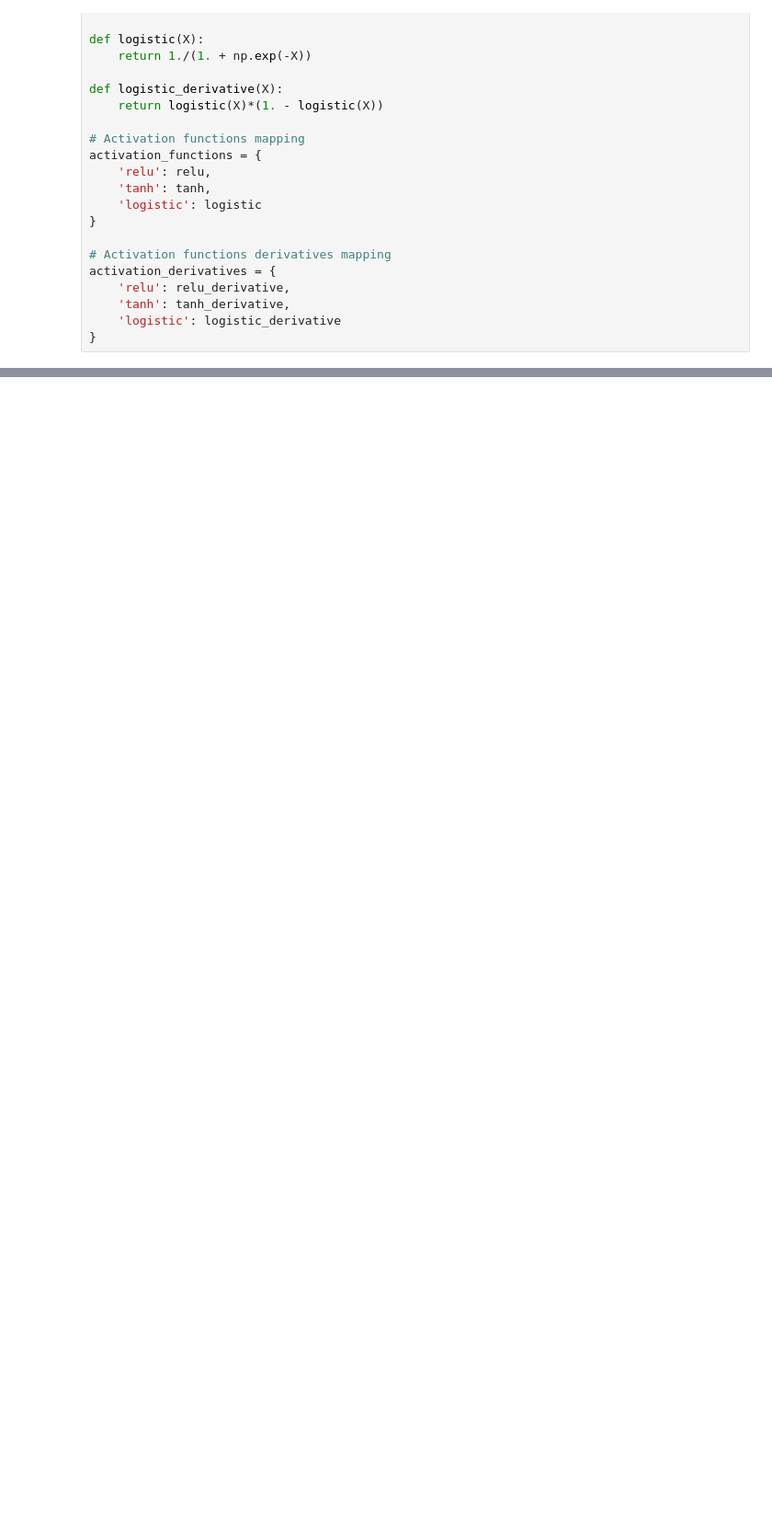
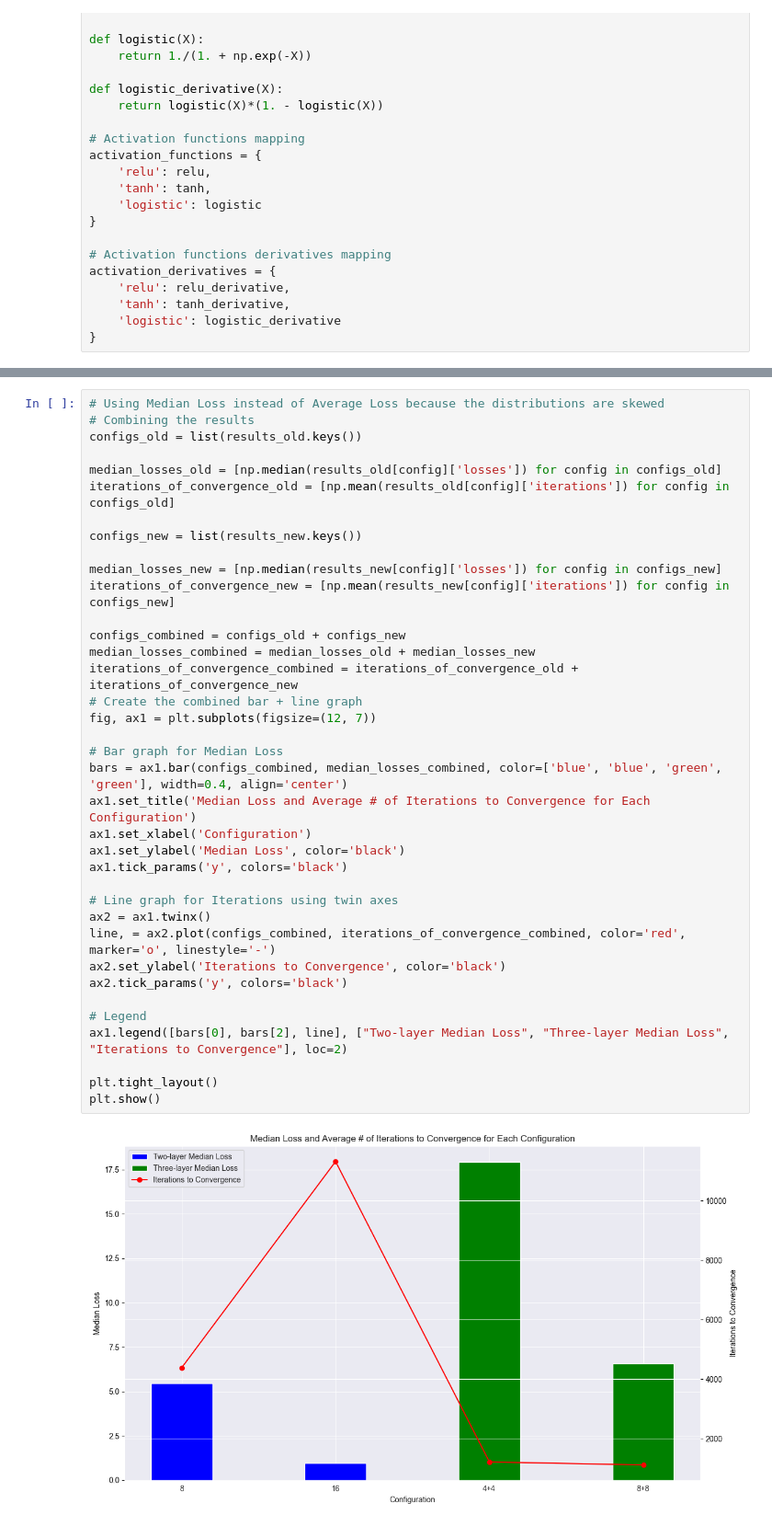
Before and after one commit to jshim0978/KU_NN, a Jupyter notebook: a2/threelayer.ipynb, the cells around one changed output, grey strips where cells are left out. Shown at 92% size. Drawn from its saved outputs; the diff is of its cells as text; blank space fills up the shorter version.

```diff
--- a/a2/threelayer.ipynb
+++ b/a2/threelayer.ipynb
@@ -411,0 +424,39 @@ Three Layer Loss after iteration 56000: 2.1171725490746214
+# %%
+# Using Median Loss instead of Average Loss because the distributions are skewed
+# Combining the results
+configs_old = list(results_old.keys())
+
+median_losses_old = [np.median(results_old[config]['losses']) for config in configs_old]
+iterations_of_convergence_old = [np.mean(results_old[config]['iterations']) for config in configs_old]
+
+configs_new = list(results_new.keys())
+
+median_losses_new = [np.median(results_new[config]['losses']) for config in configs_new]
+iterations_of_convergence_new = [np.mean(results_new[config]['iterations']) for config in configs_new]
+
+configs_combined = configs_old + configs_new
+median_losses_combined = median_losses_old + median_losses_new
+iterations_of_convergence_combined = iterations_of_convergence_old + iterations_of_convergence_new
+# Create the combined bar + line graph
+fig, ax1 = plt.subplots(figsize=(12, 7))
+
+# Bar graph for Median Loss
+bars = ax1.bar(configs_combined, median_losses_combined, color=['blue', 'blue', 'green', 'green'], width=0.4, align='center')
+ax1.set_title('Median Loss and Average # of Iterations to Convergence for Each Configuration')
+ax1.set_xlabel('Configuration')
+ax1.set_ylabel('Median Loss', color='black')
+ax1.tick_params('y', colors='black')
+
+# Line graph for Iterations using twin axes
+ax2 = ax1.twinx()
+line, = ax2.plot(configs_combined, iterations_of_convergence_combined, color='red', marker='o', linestyle='-')
+ax2.set_ylabel('Iterations to Convergence', color='black')
+ax2.tick_params('y', colors='black')
+
+# Legend
+ax1.legend([bars[0], bars[2], line], ["Two-layer Median Loss", "Three-layer Median Loss", "Iterations to Convergence"], loc=2)
+
+plt.tight_layout()
+plt.show()
+# %% [output]
+[figure, added]
```
Also changed, not shown: parts of 20 cells of this notebook.
